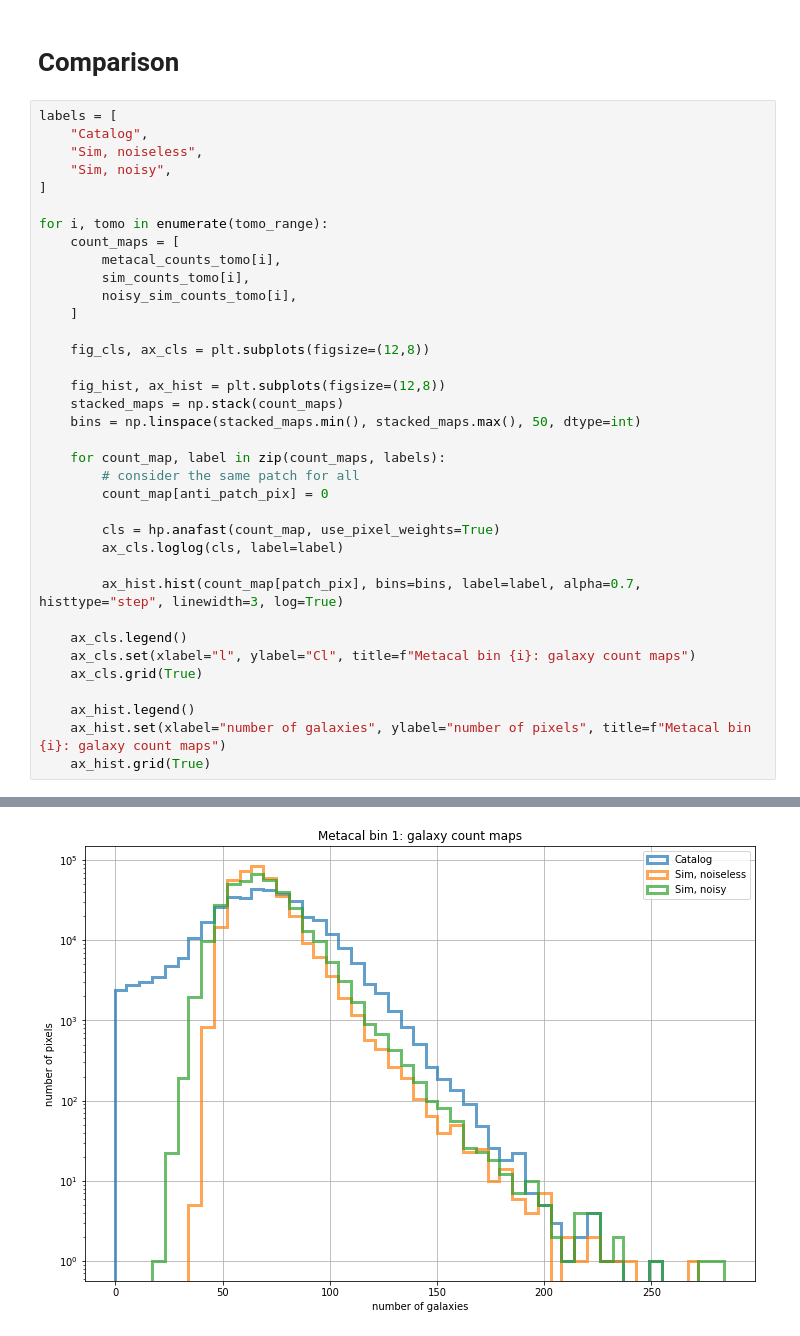
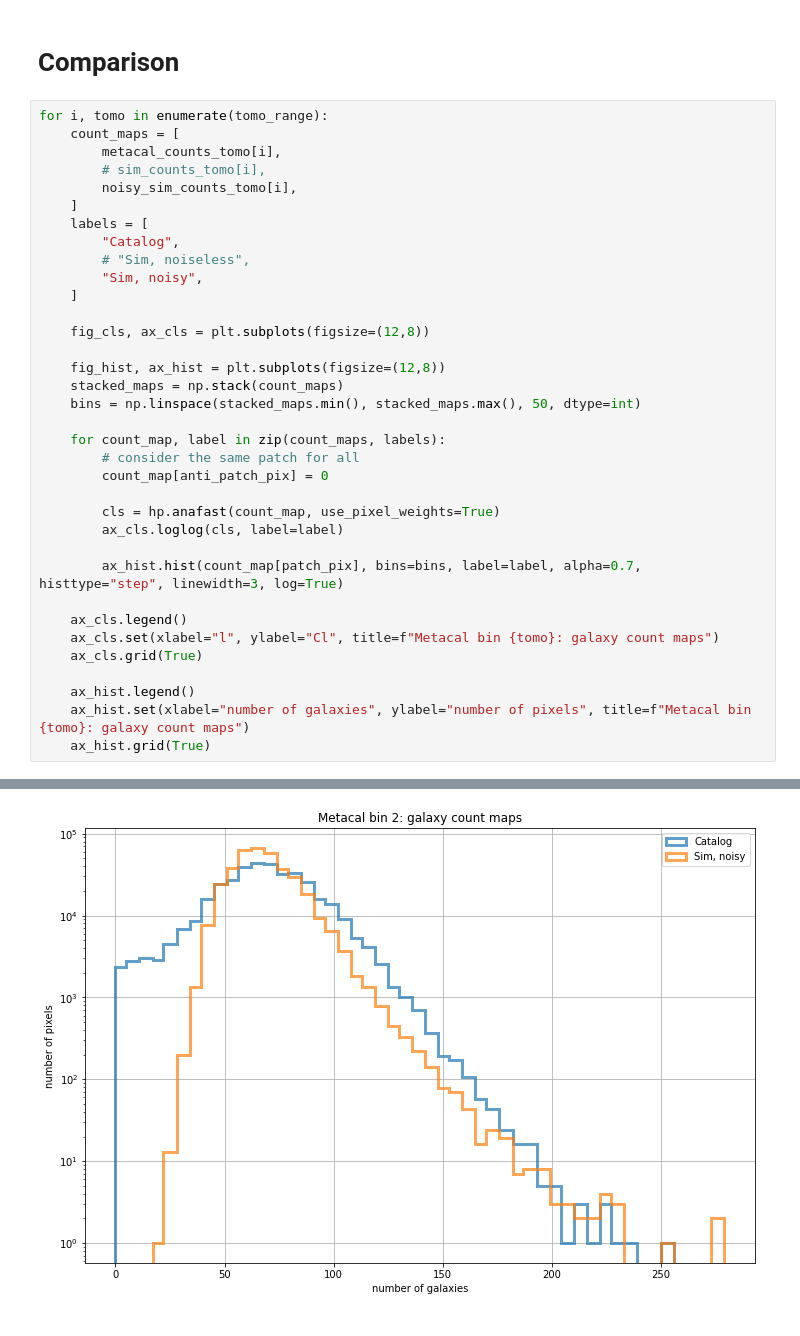
Before and after one commit to des-science/multiprobe-simulation-forward-model, a Jupyter notebook: notebooks/noise_models/galaxy_counts.ipynb, the cells around one changed output, grey strips where cells are left out. Cells and saved outputs as stored; diff of their text form.

Commit message:
minor change in plotting

```diff
--- a/notebooks/noise_models/galaxy_counts.ipynb
+++ b/notebooks/noise_models/galaxy_counts.ipynb
@@ -133,17 +133,16 @@ n_gal = 2.5010e+07
 # %% [markdown]
 # Comparison
 # %%
-labels = [
-    "Catalog",
-    "Sim, noiseless",
-    "Sim, noisy",
-]
-
 for i, tomo in enumerate(tomo_range):
     count_maps = [
         metacal_counts_tomo[i],
-        sim_counts_tomo[i],
+        # sim_counts_tomo[i],
         noisy_sim_counts_tomo[i],
+    ]
+    labels = [
+        "Catalog",
+        # "Sim, noiseless",
+        "Sim, noisy",
     ]
 
     fig_cls, ax_cls = plt.subplots(figsize=(12,8))
@@ -162,10 +161,10 @@ for i, tomo in enumerate(tomo_range):
         ax_hist.hist(count_map[patch_pix], bins=bins, label=label, alpha=0.7, histtype="step", linewidth=3, log=True)
 
     ax_cls.legend()
-    ax_cls.set(xlabel="l", ylabel="Cl", title=f"Metacal bin {i}: galaxy count maps")
+    ax_cls.set(xlabel="l", ylabel="Cl", title=f"Metacal bin {tomo}: galaxy count maps")
     ax_cls.grid(True)
 
     ax_hist.legend()
-    ax_hist.set(xlabel="number of galaxies", ylabel="number of pixels", title=f"Metacal bin {i}: galaxy count maps")
+    ax_hist.set(xlabel="number of galaxies", ylabel="number of pixels", title=f"Metacal bin {tomo}: galaxy count maps")
     ax_hist.grid(True)
 # %% [output]
@@ -175 +174 @@ for i, tomo in enumerate(tomo_range):
-[figure, old version]
+[figure, new version]
```
Also changed, not shown: parts of 1 cell of this notebook.
